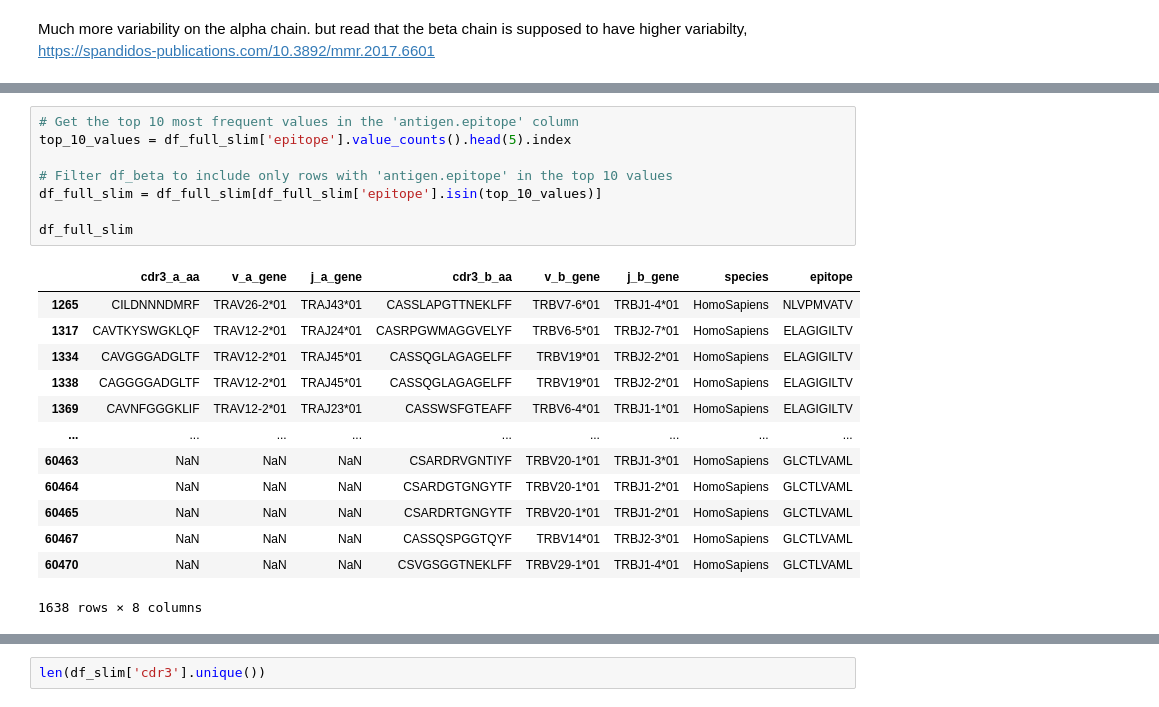
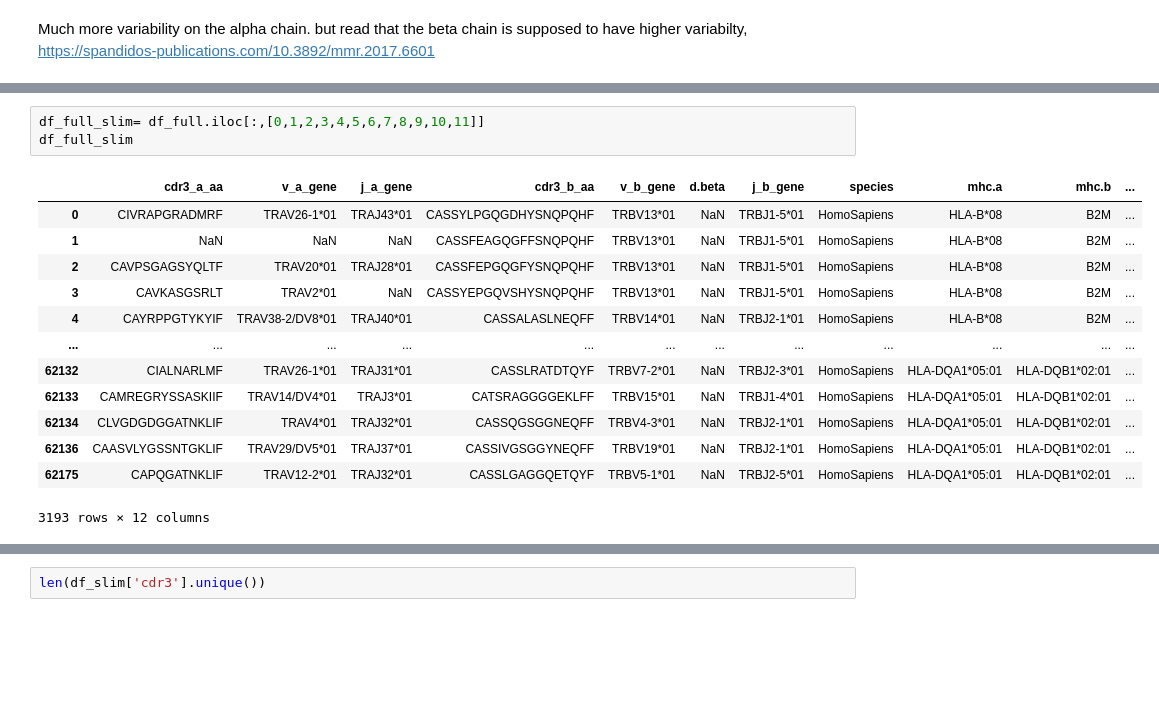
Before and after one commit to UoB-DSMP-2023-24/dsmp-2024-group-13, a Jupyter notebook: dsmp-data-exploration.ipynb, the cells around one changed output, grey strips where cells are left out. Drawn from its saved outputs; the diff is of its cells as text; blank space fills up the shorter version.

```diff
--- a/dsmp-data-exploration.ipynb
+++ b/dsmp-data-exploration.ipynb
@@ -115,22 +98,17 @@ df_full_slim
-# %%
-# Get the top 10 most frequent values in the 'antigen.epitope' column
-top_10_values = df_full_slim['epitope'].value_counts().head(5).index
-
-# Filter df_beta to include only rows with 'antigen.epitope' in the top 10 values
-df_full_slim = df_full_slim[df_full_slim['epitope'].isin(top_10_values)]
-
-df_full_slim
-# %% [output]
-|  | cdr3_a_aa | v_a_gene | j_a_gene | cdr3_b_aa | v_b_gene | j_b_gene | species | epitope |
-| 1265 | CILDNNNDMRF | TRAV26-2*01 | TRAJ43*01 | CASSLAPGTTNEKLFF | TRBV7-6*01 | TRBJ1-4*01 | HomoSapiens | NLVPMVATV |
-| 1317 | CAVTKYSWGKLQF | TRAV12-2*01 | TRAJ24*01 | CASRPGWMAGGVELYF | TRBV6-5*01 | TRBJ2-7*01 | HomoSapiens | ELAGIGILTV |
-| 1334 | CAVGGGADGLTF | TRAV12-2*01 | TRAJ45*01 | CASSQGLAGAGELFF | TRBV19*01 | TRBJ2-2*01 | HomoSapiens | ELAGIGILTV |
-| 1338 | CAGGGGADGLTF | TRAV12-2*01 | TRAJ45*01 | CASSQGLAGAGELFF | TRBV19*01 | TRBJ2-2*01 | HomoSapiens | ELAGIGILTV |
-| 1369 | CAVNFGGGKLIF | TRAV12-2*01 | TRAJ23*01 | CASSWSFGTEAFF | TRBV6-4*01 | TRBJ1-1*01 | HomoSapiens | ELAGIGILTV |
-| ... | ... | ... | ... | ... | ... | ... | ... | ... |
-| 60463 | NaN | NaN | NaN | CSARDRVGNTIYF | TRBV20-1*01 | TRBJ1-3*01 | HomoSapiens | GLCTLVAML |
-| 60464 | NaN | NaN | NaN | CSARDGTGNGYTF | TRBV20-1*01 | TRBJ1-2*01 | HomoSapiens | GLCTLVAML |
-| 60465 | NaN | NaN | NaN | CSARDRTGNGYTF | TRBV20-1*01 | TRBJ1-2*01 | HomoSapiens | GLCTLVAML |
-| 60467 | NaN | NaN | NaN | CASSQSPGGTQYF | TRBV14*01 | TRBJ2-3*01 | HomoSapiens | GLCTLVAML |
-| 60470 | NaN | NaN | NaN | CSVGSGGTNEKLFF | TRBV29-1*01 | TRBJ1-4*01 | HomoSapiens | GLCTLVAML |
-1638 rows × 8 columns
+# %%
+df_full_slim= df_full.iloc[:,[0,1,2,3,4,5,6,7,8,9,10,11]]
+df_full_slim
+# %% [output]
+|  | cdr3_a_aa | v_a_gene | j_a_gene | cdr3_b_aa | v_b_gene | d.beta | j_b_gene | species | mhc.a | mhc.b | ... |
+| 0 | CIVRAPGRADMRF | TRAV26-1*01 | TRAJ43*01 | CASSYLPGQGDHYSNQPQHF | TRBV13*01 | NaN | TRBJ1-5*01 | HomoSapiens | HLA-B*08 | B2M | ... |
+| 1 | NaN | NaN | NaN | CASSFEAGQGFFSNQPQHF | TRBV13*01 | NaN | TRBJ1-5*01 | HomoSapiens | HLA-B*08 | B2M | ... |
+| 2 | CAVPSGAGSYQLTF | TRAV20*01 | TRAJ28*01 | CASSFEPGQGFYSNQPQHF | TRBV13*01 | NaN | TRBJ1-5*01 | HomoSapiens | HLA-B*08 | B2M | ... |
+| 3 | CAVKASGSRLT | TRAV2*01 | NaN | CASSYEPGQVSHYSNQPQHF | TRBV13*01 | NaN | TRBJ1-5*01 | HomoSapiens | HLA-B*08 | B2M | ... |
+| 4 | CAYRPPGTYKYIF | TRAV38-2/DV8*01 | TRAJ40*01 | CASSALASLNEQFF | TRBV14*01 | NaN | TRBJ2-1*01 | HomoSapiens | HLA-B*08 | B2M | ... |
+| ... | ... | ... | ... | ... | ... | ... | ... | ... | ... | ... | ... |
+| 62132 | CIALNARLMF | TRAV26-1*01 | TRAJ31*01 | CASSLRATDTQYF | TRBV7-2*01 | NaN | TRBJ2-3*01 | HomoSapiens | HLA-DQA1*05:01 | HLA-DQB1*02:01 | ... |
+| 62133 | CAMREGRYSSASKIIF | TRAV14/DV4*01 | TRAJ3*01 | CATSRAGGGGEKLFF | TRBV15*01 | NaN | TRBJ1-4*01 | HomoSapiens | HLA-DQA1*05:01 | HLA-DQB1*02:01 | ... |
+| 62134 | CLVGDGDGGATNKLIF | TRAV4*01 | TRAJ32*01 | CASSQGSGGNEQFF | TRBV4-3*01 | NaN | TRBJ2-1*01 | HomoSapiens | HLA-DQA1*05:01 | HLA-DQB1*02:01 | ... |
+| 62136 | CAASVLYGSSNTGKLIF | TRAV29/DV5*01 | TRAJ37*01 | CASSIVGSGGYNEQFF | TRBV19*01 | NaN | TRBJ2-1*01 | HomoSapiens | HLA-DQA1*05:01 | HLA-DQB1*02:01 | ... |
+| 62175 | CAPQGATNKLIF | TRAV12-2*01 | TRAJ32*01 | CASSLGAGGQETQYF | TRBV5-1*01 | NaN | TRBJ2-5*01 | HomoSapiens | HLA-DQA1*05:01 | HLA-DQB1*02:01 | ... |
+3193 rows × 12 columns
```
Also changed, not shown: parts of 27 cells of this notebook, 4 other files.
